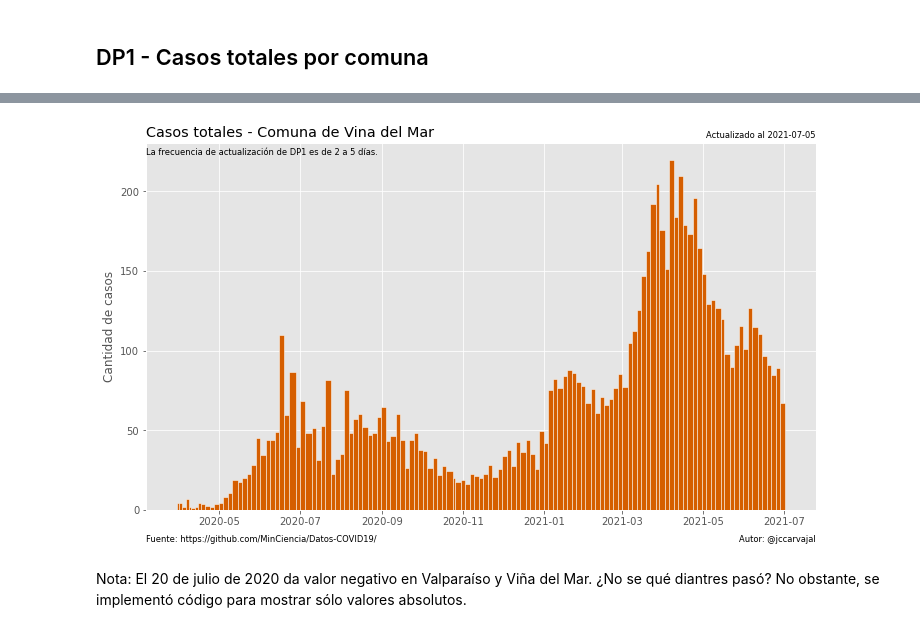
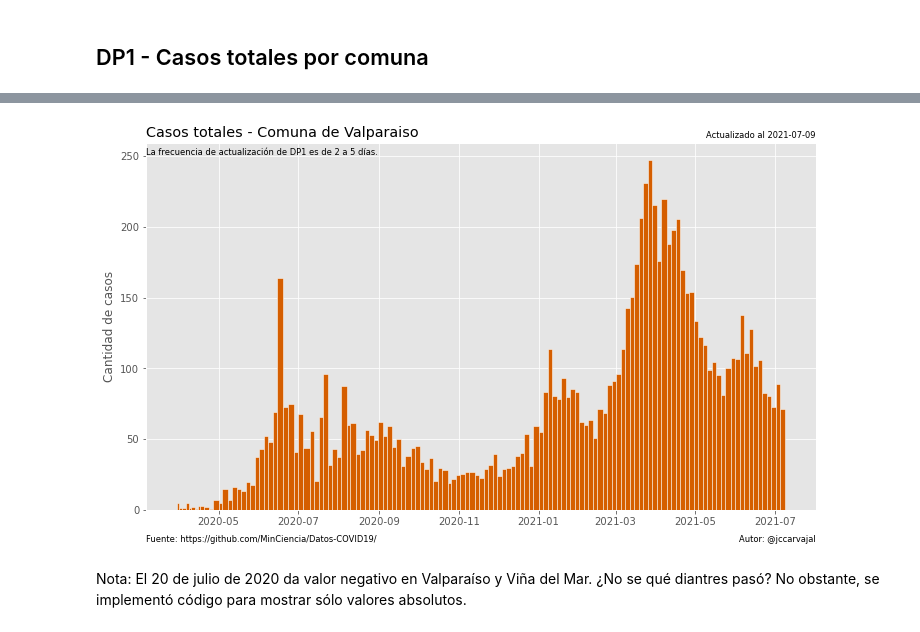
Before and after one commit to jccarvajal/covid19chile, a Jupyter notebook: Covid_19_Chile.ipynb, the cells around one changed output, grey strips where cells are left out. Cells and saved outputs as stored; diff of their text form; code cells hidden in the pictures.

```diff
--- a/Covid_19_Chile.ipynb
+++ b/Covid_19_Chile.ipynb
@@ -663,28 +664,28 @@ ultima_fecha
 # %%
 # Paso 3: Visualizar data
 
 # Acá ingresar la comuna que se busca (sin tildes ni símbolos)
-nombre_comuna = 'Vina del Mar'
+nombre_comuna = 'Valparaiso'
 
 casos_comunas = dp01_edit_mm[nombre_comuna]/dp01_edit_mm['Dias']
 casos_comunas_abs = abs(casos_comunas)
 
 style_fig()
 
 plt.bar(dp01_edit_mm['Fecha'], casos_comunas_abs, align='edge',
         color='#D55E00', width=-widths, edgecolor='white')
 plt.title('Casos totales - Comuna de ' + str(nombre_comuna), loc='left')
 plt.ylabel('Cantidad de casos')
 
 plt.annotate('La frecuencia de actualización de DP1 es de 2 a 5 días.',
              xy=(0,1), xytext=(0,-12), xycoords='axes fraction',textcoords='offset points',
              fontsize='small')
 
 filename = 'DP01_Casos_Totales_media_movil_' + str(nombre_comuna)
 save_fig(filename)
 plt.show()
 # %% [output]
-[figure, old version]
+[figure, new version]
 # %% [markdown]
 Nota: El 20 de julio de 2020 da valor negativo en Valparaíso y Viña del Mar.
 ¿No se qué diantres pasó?
```
Also changed, not shown: parts of 35 cells of this notebook.
